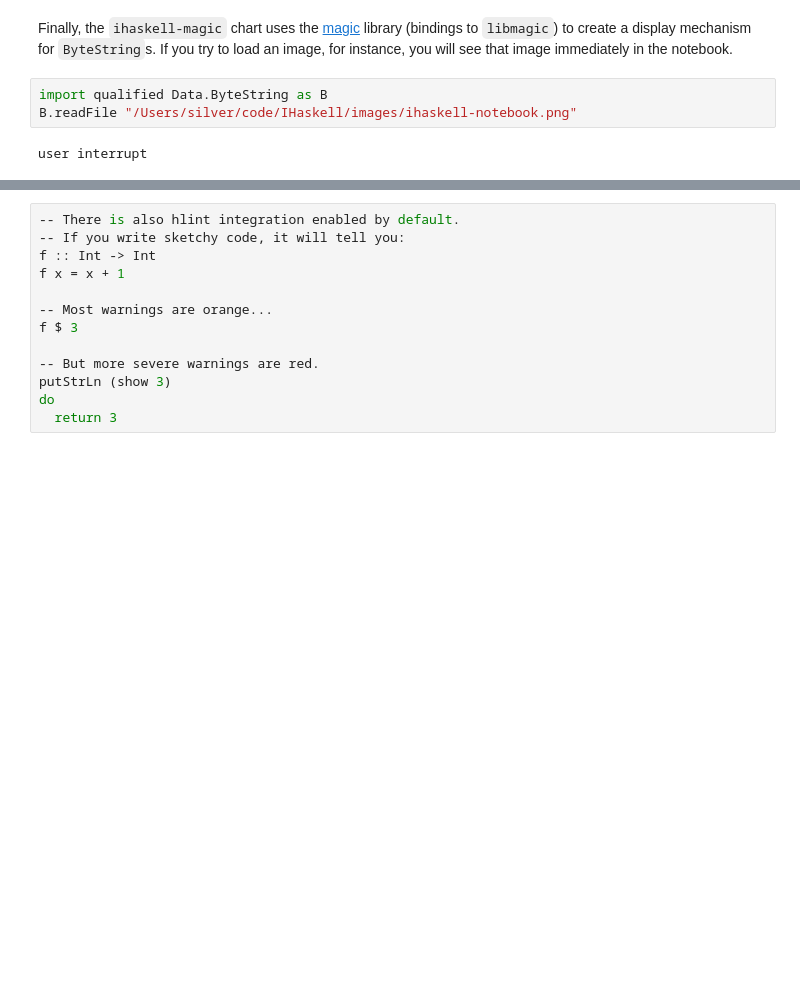
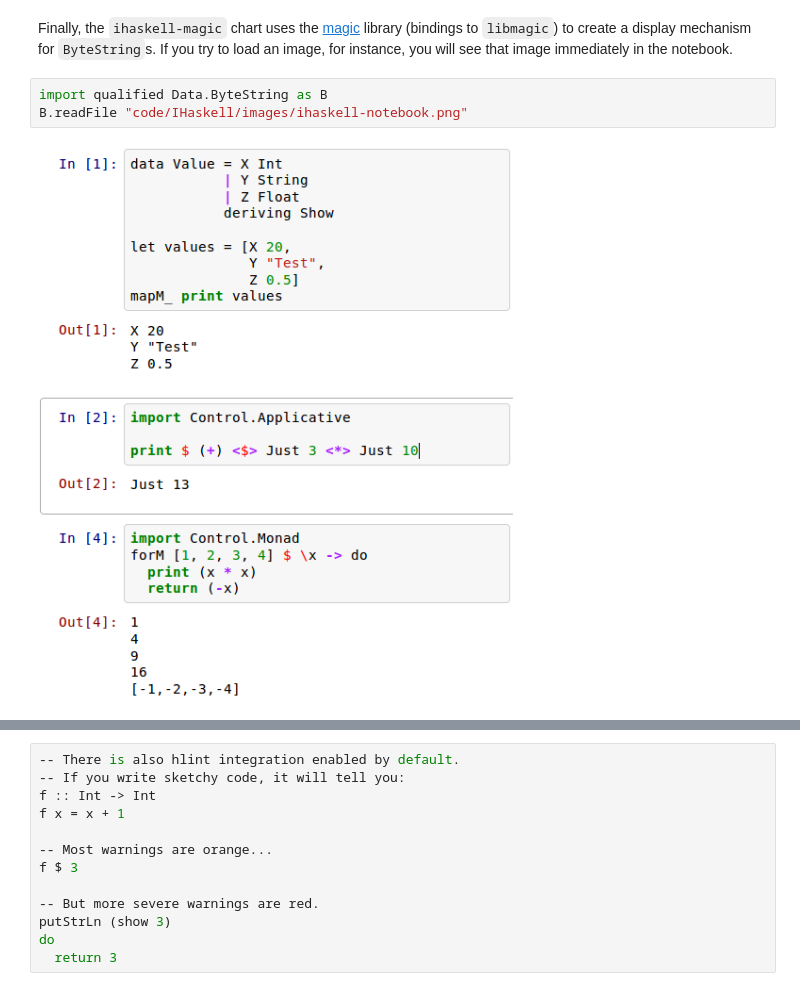
Before and after one commit to IHaskell/IHaskell, a Jupyter notebook: IHaskell.ipynb, the cells around one changed output, grey strips where cells are left out. Cells and saved outputs as stored; diff of their text form; blank space fills up the shorter version.

Commit message:
Closes issue #21, also added some images

```diff
--- a/IHaskell.ipynb
+++ b/IHaskell.ipynb
@@ -278,6 +278,6 @@ toRenderable
 Finally, the `ihaskell-magic` chart uses the [magic](http://hackage.haskell.org/package/magic) library (bindings to `libmagic`) to create a display mechanism for `ByteString`s. If you try to load an image, for instance, you will see that image immediately in the notebook.
 # %%
 import qualified Data.ByteString as B
-B.readFile "/Users/silver/code/IHaskell/images/ihaskell-notebook.png"
+B.readFile "code/IHaskell/images/ihaskell-notebook.png"
 # %% [output]
-user interrupt
+[figure, added]
```
Also changed, not shown: parts of 14 cells of this notebook, 2 other files.
